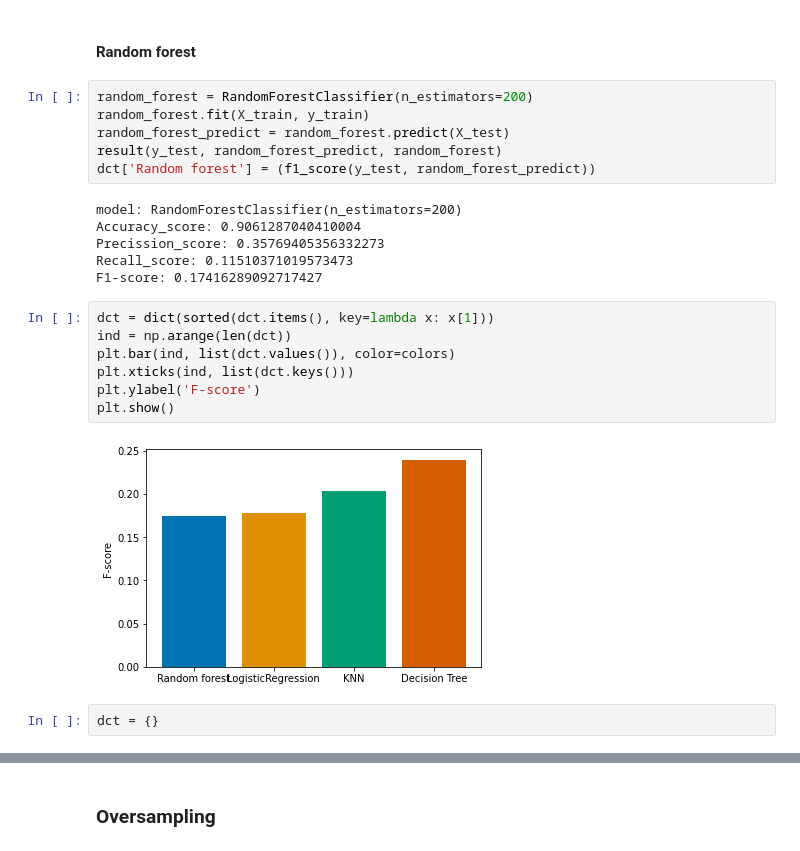
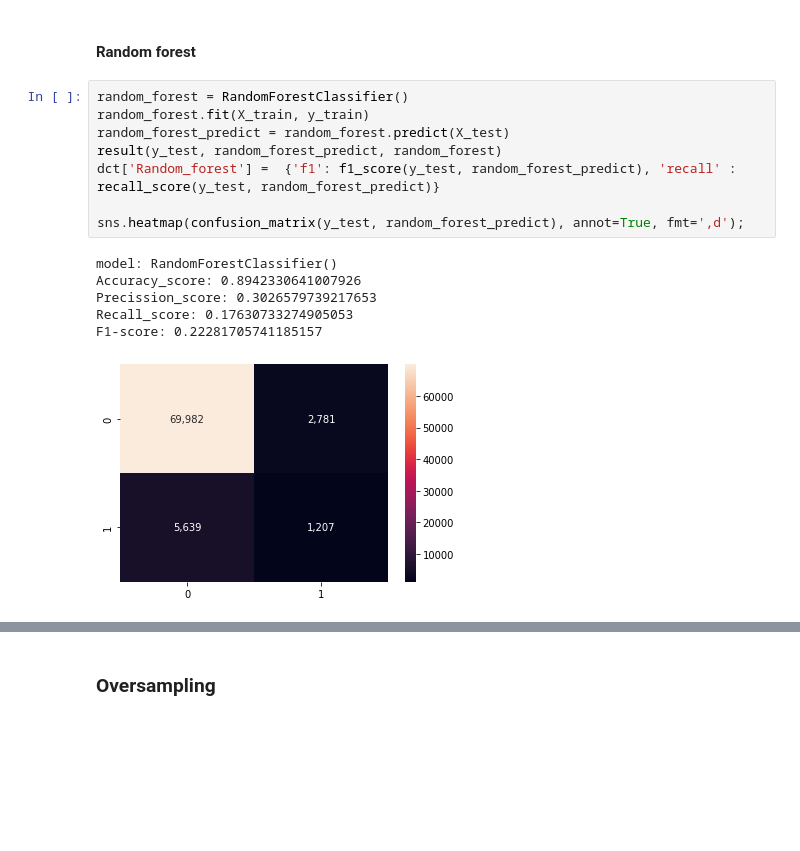
Before and after one commit to timHPL/Heart-disease-EDA-and-simple-models-, a Jupyter notebook: heart-disease-eda.ipynb, the cells around one changed output, grey strips where cells are left out. Saved outputs shown, nothing was run; the diff lists cells and outputs as text; blank space fills up the shorter version.

```diff
--- a/heart-disease-eda.ipynb
+++ b/heart-disease-eda.ipynb
@@ -499,25 +538,17 @@ F1-score: 0.20348030319205723
 # %% [markdown]
 #### Random forest
 # %%
-random_forest = RandomForestClassifier(n_estimators=200)
+random_forest = RandomForestClassifier()
 random_forest.fit(X_train, y_train)
 random_forest_predict = random_forest.predict(X_test)
 result(y_test, random_forest_predict, random_forest)
-dct['Random forest'] = (f1_score(y_test, random_forest_predict))
+dct['Random_forest'] =  {'f1': f1_score(y_test, random_forest_predict), 'recall' : recall_score(y_test, random_forest_predict)}
+
+sns.heatmap(confusion_matrix(y_test, random_forest_predict), annot=True, fmt=',d');
 # %% [output]
-model: RandomForestClassifier(n_estimators=200)
-Accuracy_score: 0.9061287040410004
-Precission_score: 0.35769405356332273
-Recall_score: 0.11510371019573473
-F1-score: 0.17416289092717427
+model: RandomForestClassifier()
+Accuracy_score: 0.8942330641007926
+Precission_score: 0.3026579739217653
+Recall_score: 0.17630733274905053
+F1-score: 0.22281705741185157
+[figure, added]
-# %%
-dct = dict(sorted(dct.items(), key=lambda x: x[1]))
-ind = np.arange(len(dct))
-plt.bar(ind, list(dct.values()), color=colors)
-plt.xticks(ind, list(dct.keys()))
-plt.ylabel('F-score')
-plt.show()
-# %% [output]
-[figure, removed]
-# %%
-dct = {}
```
Also changed, not shown: parts of 46 cells of this notebook.
